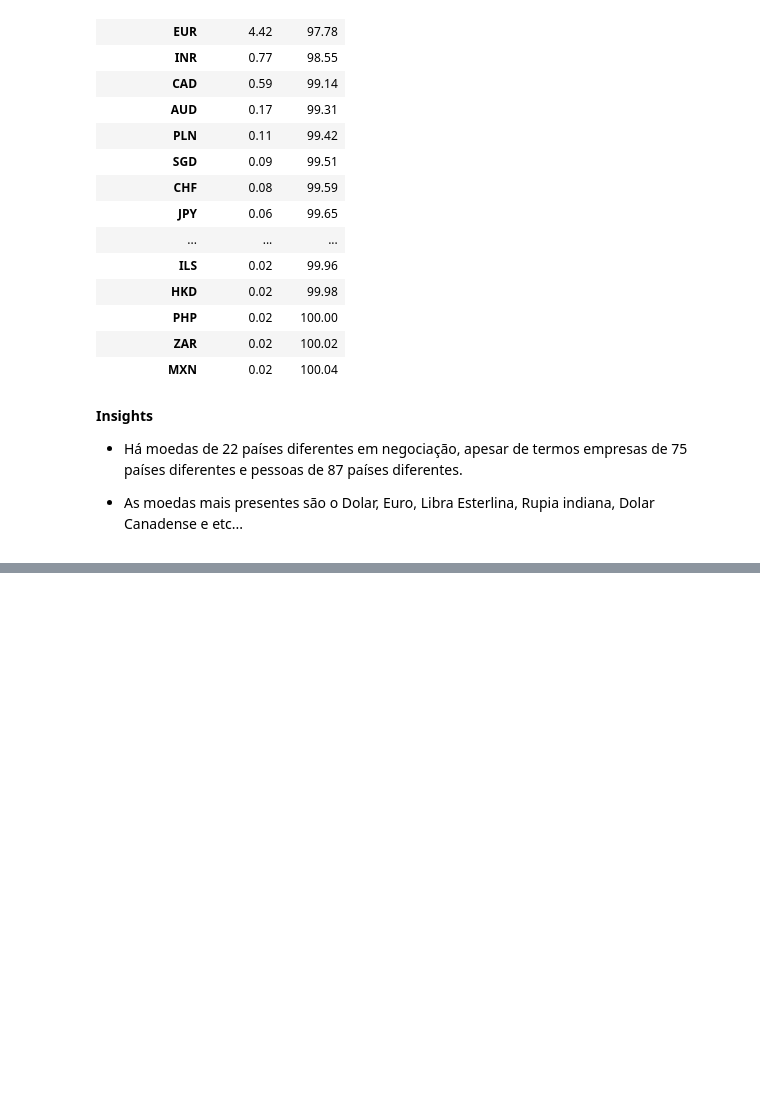
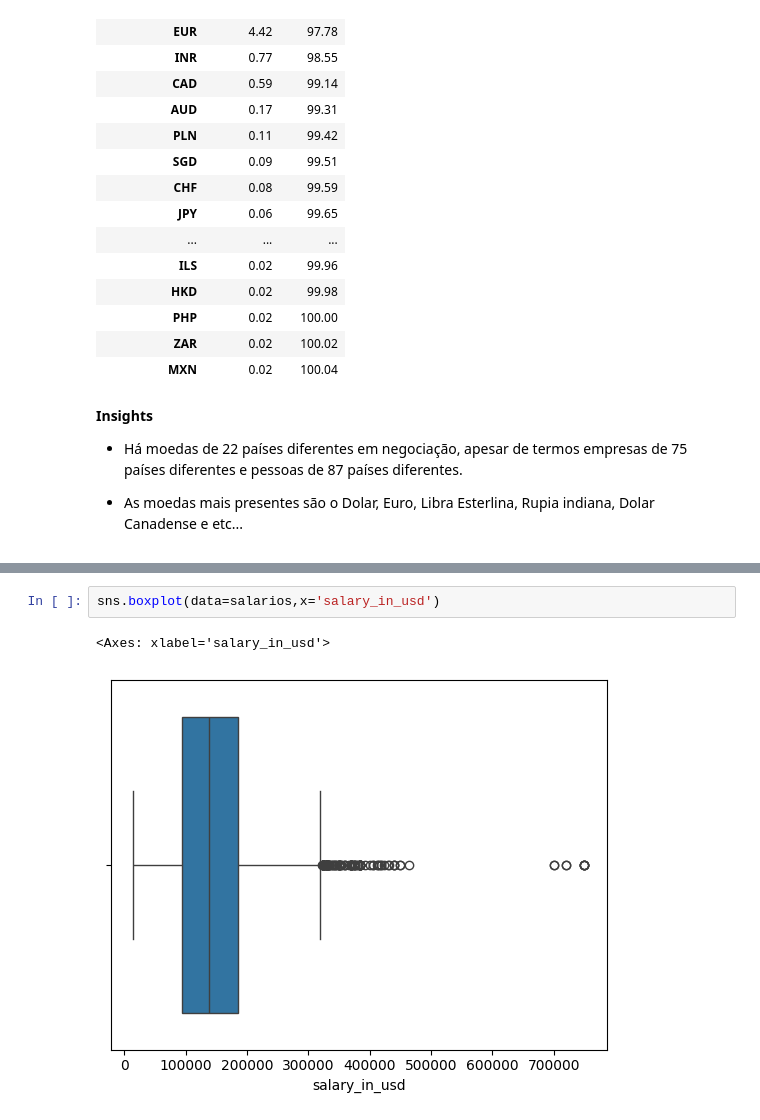
Before and after one commit to Alexandre-Esposte/dive-into-data-careers, a Jupyter notebook: notebook/data_careers_analysis.ipynb, the cells around one changed output, grey strips where cells are left out. Drawn from its saved outputs; the diff is of its cells as text; blank space fills up the shorter version.

```diff
--- a/notebook/data_careers_analysis.ipynb
+++ b/notebook/data_careers_analysis.ipynb
@@ -561,0 +567,5 @@ aux
+# %%
+sns.boxplot(data=salarios,x='salary_in_usd')
+# %% [output]
+<Axes: xlabel='salary_in_usd'>
+[figure, added]
```
Also changed, not shown: parts of 10 cells of this notebook, 2 other files.
